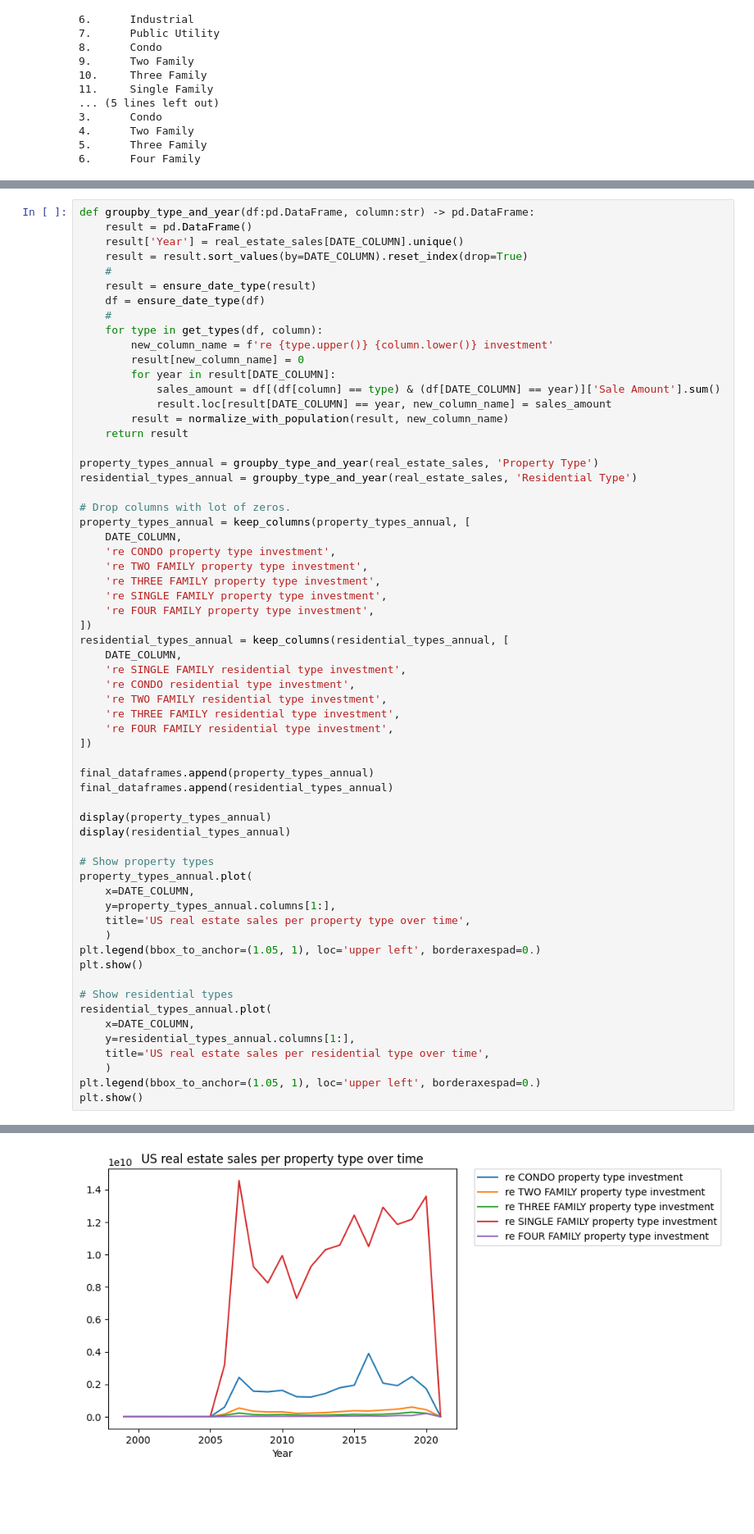
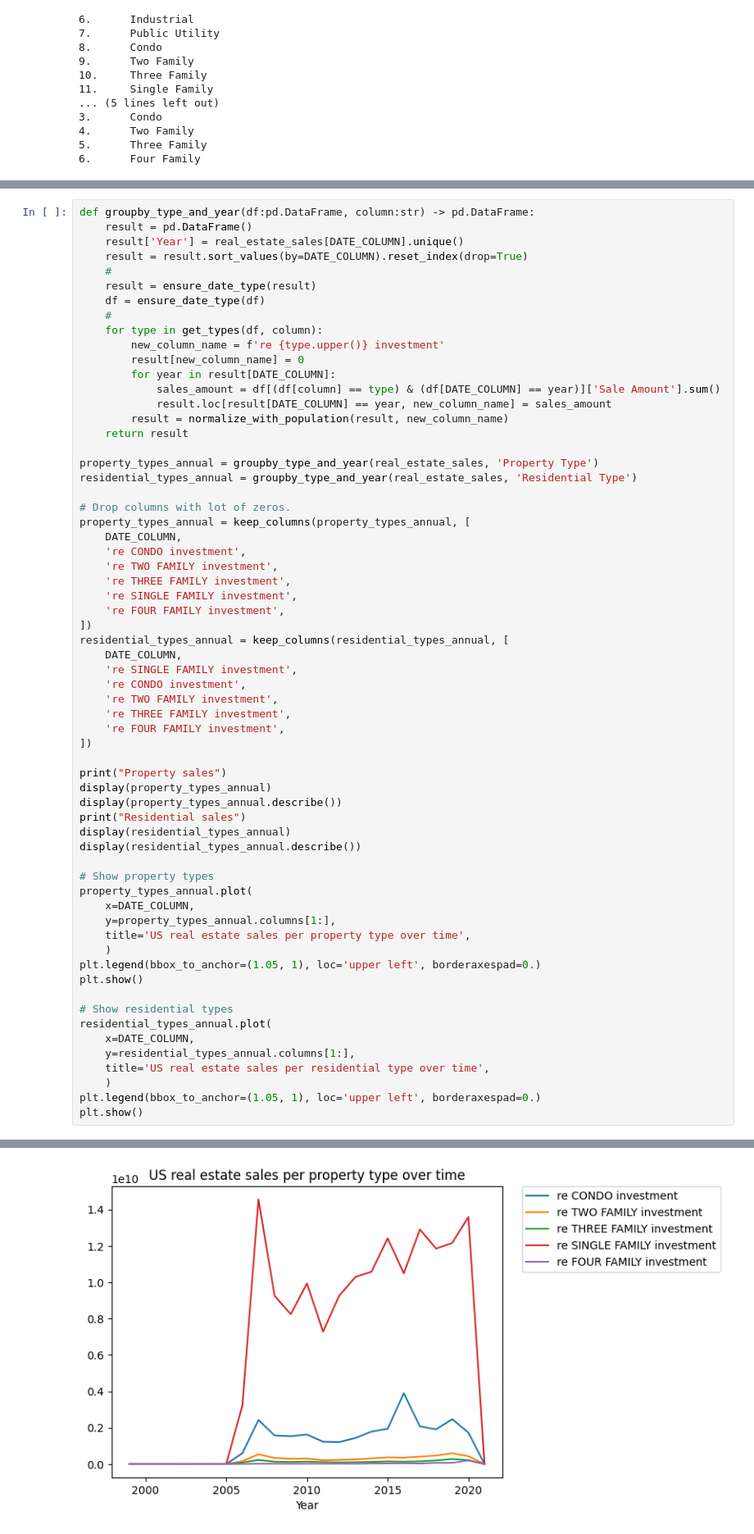
Before and after one commit to LimaBD/math3-unsam, a Jupyter notebook: PDP/impact_of_computing_on_businesses_and_markets.ipynb, the cells around one changed output, grey strips where cells are left out. Shown at 82% size. Cells and saved outputs as stored; diff of their text form; blank space fills up the shorter version.

Commit message:
removed car sales, added analysis of real estate sales and investment

```diff
--- a/PDP/impact_of_computing_on_businesses_and_markets.ipynb
+++ b/PDP/impact_of_computing_on_businesses_and_markets.ipynb
@@ -659,7 +827,7 @@ def groupby_type_and_year(df:pd.DataFrame, column:str) -> pd.DataFrame:
     df = ensure_date_type(df)
     #
     for type in get_types(df, column):
-        new_column_name = f're {type.upper()} {column.lower()} investment'
+        new_column_name = f're {type.upper()} investment'
         result[new_column_name] = 0
         for year in result[DATE_COLUMN]:
             sales_amount = df[(df[column] == type) & (df[DATE_COLUMN] == year)]['Sale Amount'].sum()
@@ -673,26 +841,27 @@ residential_types_annual = groupby_type_and_year(real_estate_sales, 'Residential
 # Drop columns with lot of zeros.
 property_types_annual = keep_columns(property_types_annual, [
     DATE_COLUMN,
-    're CONDO property type investment',
-    're TWO FAMILY property type investment',
-    're THREE FAMILY property type investment',
-    're SINGLE FAMILY property type investment',
-    're FOUR FAMILY property type investment',
+    're CONDO investment',
+    're TWO FAMILY investment',
+    're THREE FAMILY investment',
+    're SINGLE FAMILY investment',
+    're FOUR FAMILY investment',
 ])
 residential_types_annual = keep_columns(residential_types_annual, [
     DATE_COLUMN,
-    're SINGLE FAMILY residential type investment',
-    're CONDO residential type investment',
-    're TWO FAMILY residential type investment',
-    're THREE FAMILY residential type investment',
-    're FOUR FAMILY residential type investment',
+    're SINGLE FAMILY investment',
+    're CONDO investment',
+    're TWO FAMILY investment',
+    're THREE FAMILY investment',
+    're FOUR FAMILY investment',
 ])
 
-final_dataframes.append(property_types_annual)
-final_dataframes.append(residential_types_annual)
-
+print("Property sales")
 display(property_types_annual)
+display(property_types_annual.describe())
+print("Residential sales")
 display(residential_types_annual)
+display(residential_types_annual.describe())
 
 # Show property types
 property_types_annual.plot(
@@ -749 +936 @@ plt.show()
-[figure, old version]
+[figure, new version]
```
Also changed, not shown: parts of 54 cells of this notebook, 1 other file.
